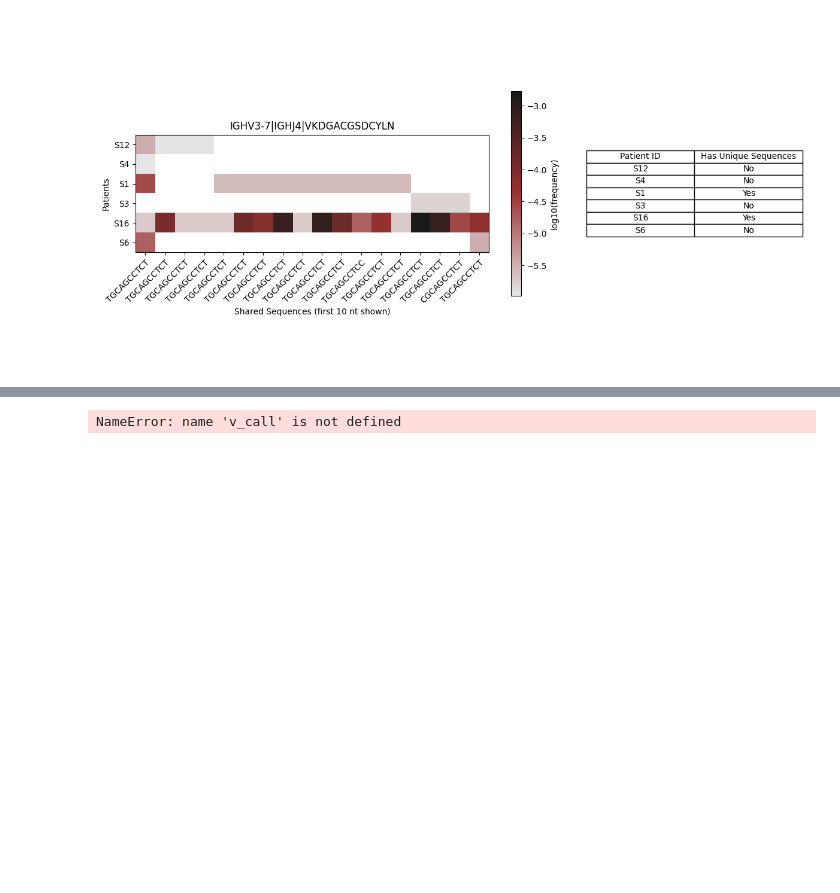
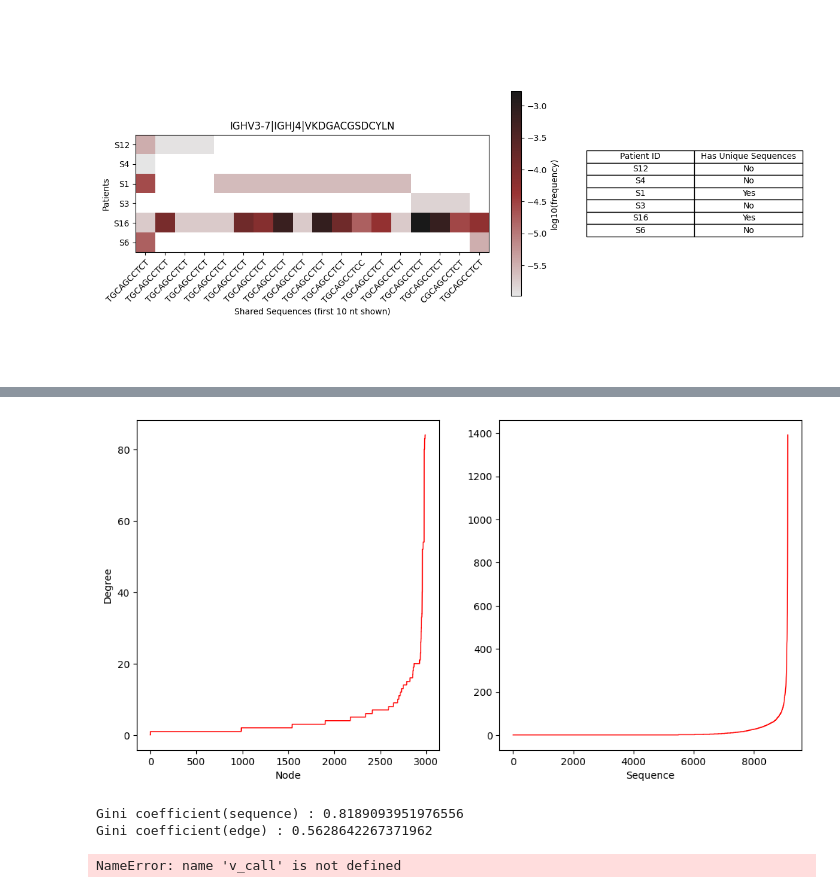
Before and after one commit to DaeheonKwon/Grad_proj, a Jupyter notebook: playground.ipynb, the cells around one changed output, grey strips where cells are left out. Drawn from its saved outputs; the diff is of its cells as text; code cells hidden in the pictures; blank space fills up the shorter version.

```diff
--- a/playground.ipynb
+++ b/playground.ipynb
@@ -235,3 +267,40 @@ if len(shared_temp) > 0:
+# %%
+edge_counts = [G.degree(vertex) for vertex in G.nodes]
+edge_counts.sort()
+fig = plt.figure(figsize=(12,6))
+axis1 = plt.subplot(1, 2, 1)
+axis1.plot(edge_counts, 'r-', linewidth=1)
+axis1.set_xlabel('Node')
+axis1.set_ylabel('Degree')
+
+cumulative_counts = np.cumsum(edge_counts)
+lorenz_curve_values = cumulative_counts / cumulative_counts[-1]
+area_lorenz_curve = np.trapz(lorenz_curve_values)
+area_perfect_equality = 0.5 * len(edge_counts)
+gini_coefficient = (area_perfect_equality - area_lorenz_curve) / area_perfect_equality
+
+sequence_counts = df['duplicate_count']
+sequence_counts = list(sequence_counts)
+
+sequence_counts.sort()
+axis2 = plt.subplot(1, 2, 2)
+axis2.plot(sequence_counts, 'r-', linewidth=1)
+axis2.set_xlabel('Sequence')
+axis2.set_label('Count')
+plt.show()
+
+cum_sequence_counts = np.cumsum(sequence_counts)
+lorenz_seq_curve_values = cum_sequence_counts / cum_sequence_counts[-1]
+area_lorenz_seq_curve = np.trapz(lorenz_seq_curve_values)
+area_seq_perfect_equality = 0.5 * len(sequence_counts)
+gini_seq_coefficient = (area_seq_perfect_equality - area_lorenz_seq_curve) / area_seq_perfect_equality
+
+print(f'Gini coefficient(sequence) : {gini_seq_coefficient}')
+print(f'Gini coefficient(edge) : {gini_coefficient}')
+# %% [output]
+[figure, added]
+Gini coefficient(sequence) : 0.8189093951976556
+Gini coefficient(edge) : 0.5628642267371962
 # %%
 fig, axes = plt.subplots(1, 3, figsize=(15, 5))
 
```
Also changed, not shown: parts of 9 cells of this notebook, 1 other file.
